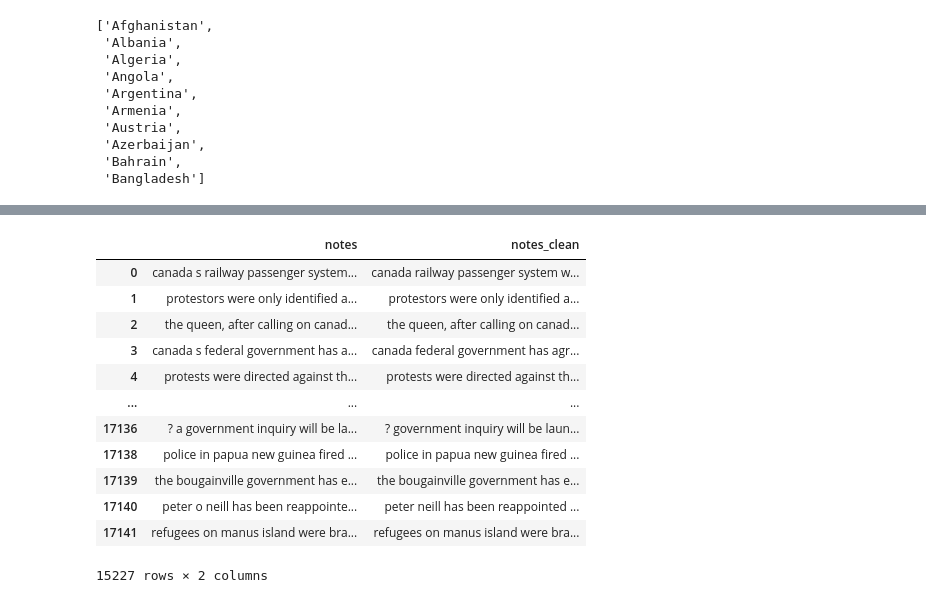
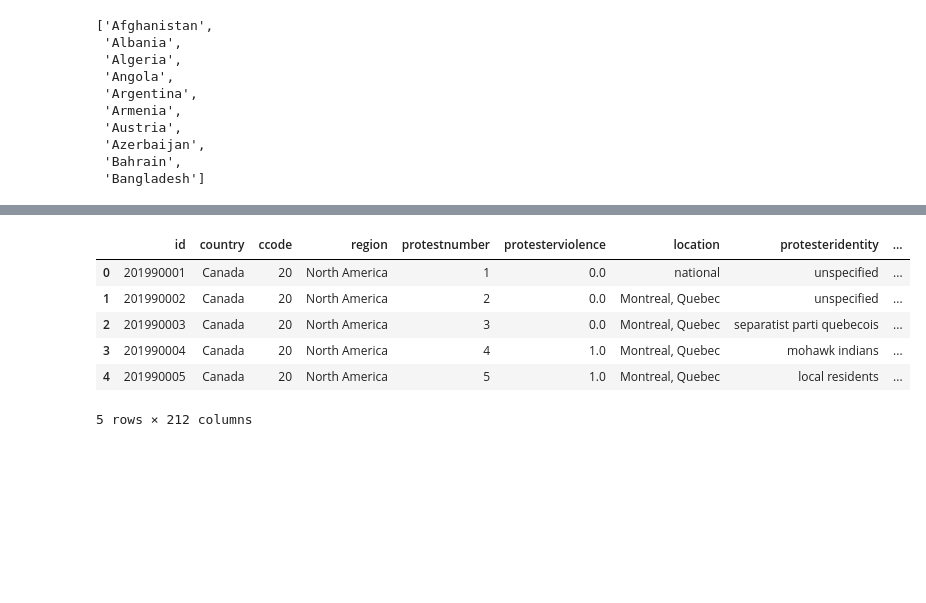
Before and after one commit to EmFib/Mass-Protests, a Jupyter notebook: users/sentiment_analysis.ipynb, the cells around one changed output, grey strips where cells are left out. Cells and saved outputs as stored; diff of their text form; code cells hidden in the pictures; blank space fills up the shorter version.

```diff
--- a/users/sentiment_analysis.ipynb
+++ b/users/sentiment_analysis.ipynb
@@ -122,0 +274,3 @@ standardize_text(mass, 'notes_clean')
+# %%
+# Instantiate Sentiment Intensity Analyzer
+sent = SentimentIntensityAnalyzer()
@@ -122,0 +319,5 @@ standardize_text(mass, 'notes_clean')
+# %%
+notes_mass['neg'] = [sent.polarity_scores(note)['neg'] for note in notes_mass['notes_clean']]
+notes_mass['neu'] = [sent.polarity_scores(note)['neu'] for note in notes_mass['notes_clean']]
+notes_mass['pos'] = [sent.polarity_scores(note)['pos'] for note in notes_mass['notes_clean']]
+notes_mass['compound'] = [sent.polarity_scores(note)['compound'] for note in notes_mass['notes_clean']]
@@ -123,2 +339,2 @@ standardize_text(mass, 'notes_clean')
 # %%
-pd.options.display.max_colwidth = 300
+pd.options.display.max_colwidth = 100
@@ -141,16 +341,10 @@ mass[ mass['notes'] != mass['notes_clean'] ]
-# %%
-mass[['notes', 'notes_clean']]
-# %% [output]
-|  | notes | notes_clean |
-| 0 | canada s railway passenger system... | canada railway passenger system w... |
-| 1 | protestors were only identified a... | protestors were only identified a... |
-| 2 | the queen, after calling on canad... | the queen, after calling on canad... |
-| 3 | canada s federal government has a... | canada federal government has agr... |
-| 4 | protests were directed against th... | protests were directed against th... |
-| ... | ... | ... |
-| 17136 | ? a government inquiry will be la... | ? government inquiry will be laun... |
-| 17138 | police in papua new guinea fired ... | police in papua new guinea fired ... |
-| 17139 | the bougainville government has e... | the bougainville government has e... |
-| 17140 | peter o neill has been reappointe... | peter neill has been reappointed ... |
-| 17141 | refugees on manus island were bra... | refugees on manus island were bra... |
-15227 rows × 2 columns
+# %%
+notes_mass.head()
+# %% [output]
+|  | id | country | ccode | region | protestnumber | protesterviolence | location | protesteridentity | ... |
+| 0 | 201990001 | Canada | 20 | North America | 1 | 0.0 | national | unspecified | ... |
+| 1 | 201990002 | Canada | 20 | North America | 2 | 0.0 | Montreal, Quebec | unspecified | ... |
+| 2 | 201990003 | Canada | 20 | North America | 3 | 0.0 | Montreal, Quebec | separatist parti quebecois | ... |
+| 3 | 201990004 | Canada | 20 | North America | 4 | 1.0 | Montreal, Quebec | mohawk indians | ... |
+| 4 | 201990005 | Canada | 20 | North America | 5 | 1.0 | Montreal, Quebec | local residents | ... |
+5 rows × 212 columns
```
Also changed, not shown: parts of 50 cells of this notebook, 3 other files.
